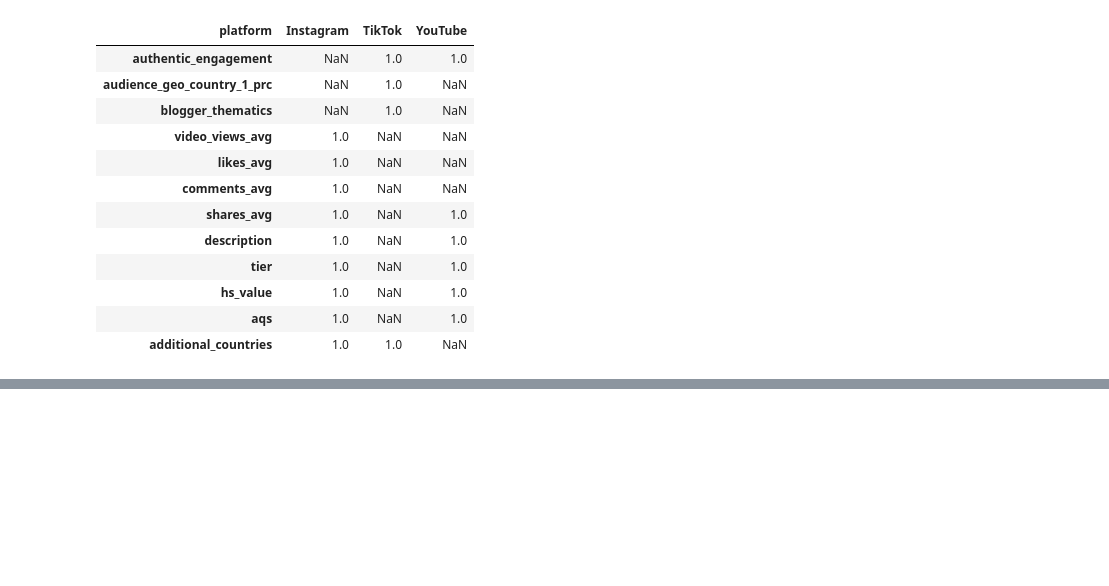
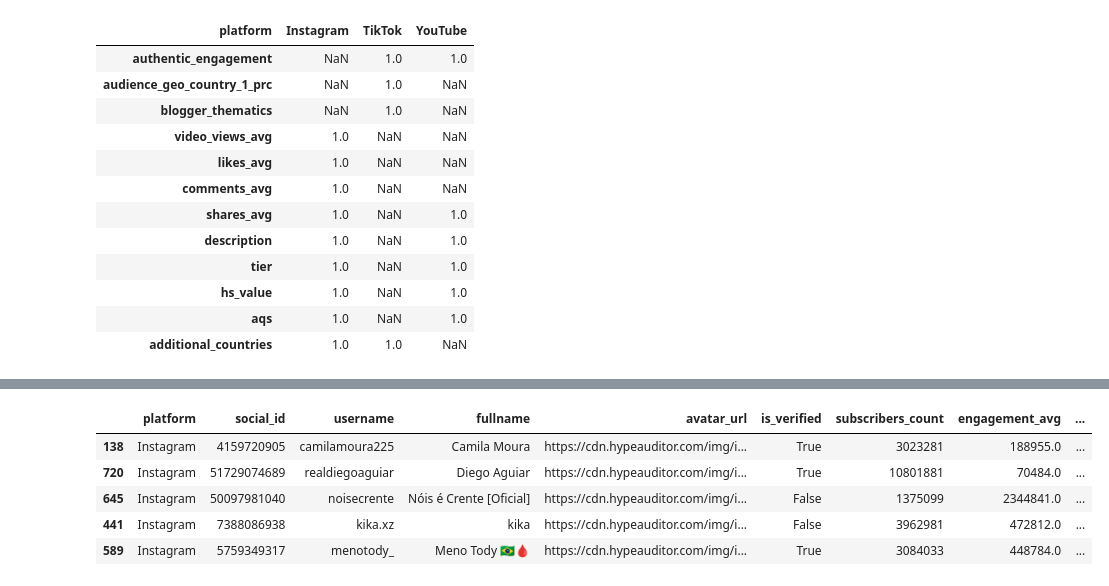
Before and after one commit to InfluenceConnectReload/dataScience, a Jupyter notebook: DataAnalytics/Storytelling_Influenciadores_Digitais copy.ipynb, the cells around one changed output, grey strips where cells are left out. Cells and saved outputs as stored; diff of their text form; code cells hidden in the pictures; blank space fills up the shorter version.

```diff
--- a/DataAnalytics/Storytelling_Influenciadores_Digitais copy.ipynb
+++ b/DataAnalytics/Storytelling_Influenciadores_Digitais copy.ipynb
@@ -449,11 +448,11 @@ missing_matrix = df_combined.isnull()
 # Calculando a correlação entre os dados faltantes e a plataforma
 missing_matrix_copy = missing_matrix.copy()
 missing_matrix_copy["platform"] = df_combined["platform"]
-missing_correlation_copy = missing_matrix.groupby("platform").mean().transpose()
+missing_correlation = missing_matrix_copy.groupby("platform").mean().transpose()
 
 # Exibindo as correlações fortes (acima de 0.7)
-strong_correlations = missing_correlation_copy[
-    (missing_correlation_copy > 0.7) | (missing_correlation_copy < -0.7)
+strong_correlations = missing_correlation[
+    (missing_correlation > 0.7) | (missing_correlation < -0.7)
 ]
 strong_correlations = strong_correlations.dropna(how="all", axis=0).dropna(
     how="all", axis=1
@@ -493,0 +633,15 @@ TypeError: agg function failed [how->mean,dtype->object]
+# %%
+# Adicionando uma coluna que indica se 'blogger_thematics' está faltante
+df_instagram_clean["blogger_thematics_missing"] = df_instagram_clean[
+    "blogger_thematics"
+].isnull()
+
+# Verificando a correlação entre a ausência de 'blogger_thematics' e outras colunas
+correlation_with_missing = (
+    df_instagram_clean.drop(df_instagram_clean.select_dtypes(include="object"), axis=1)
+    .corr()["blogger_thematics_missing"]
+    .sort_values(ascending=False)
+)
+
+
+correlation_with_missing
@@ -494,3 +660,18 @@ TypeError: agg function failed [how->mean,dtype->object]
+# %%
+# Selecionando exemplos de influenciadores com dados faltantes em 'blogger_thematics'
+missing_thematics_examples = df_instagram_clean[
+    df_instagram_clean["blogger_thematics_missing"]
+].sample(5)
+
+
+missing_thematics_examples
+# %% [output]
+|  | platform | social_id | username | fullname | avatar_url | is_verified | subscribers_count | engagement_avg | ... |
+| 138 | Instagram | 4159720905 | camilamoura225 | Camila Moura | https://cdn.hypeauditor.com/img/i... | True | 3023281 | 188955.0 | ... |
+| 720 | Instagram | 51729074689 | realdiegoaguiar | Diego Aguiar | https://cdn.hypeauditor.com/img/i... | True | 10801881 | 70484.0 | ... |
+| 645 | Instagram | 50097981040 | noisecrente | Nóis é Crente [Oficial] | https://cdn.hypeauditor.com/img/i... | False | 1375099 | 2344841.0 | ... |
+| 441 | Instagram | 7388086938 | kika.xz | kika | https://cdn.hypeauditor.com/img/i... | False | 3962981 | 472812.0 | ... |
+| 589 | Instagram | 5759349317 | menotody_ | Meno Tody 🇧🇷🩸 | https://cdn.hypeauditor.com/img/i... | True | 3084033 | 448784.0 | ... |
 # %%
 # import torch
 # import requests
```
Also changed, not shown: parts of 13 cells of this notebook, 5 other files.
